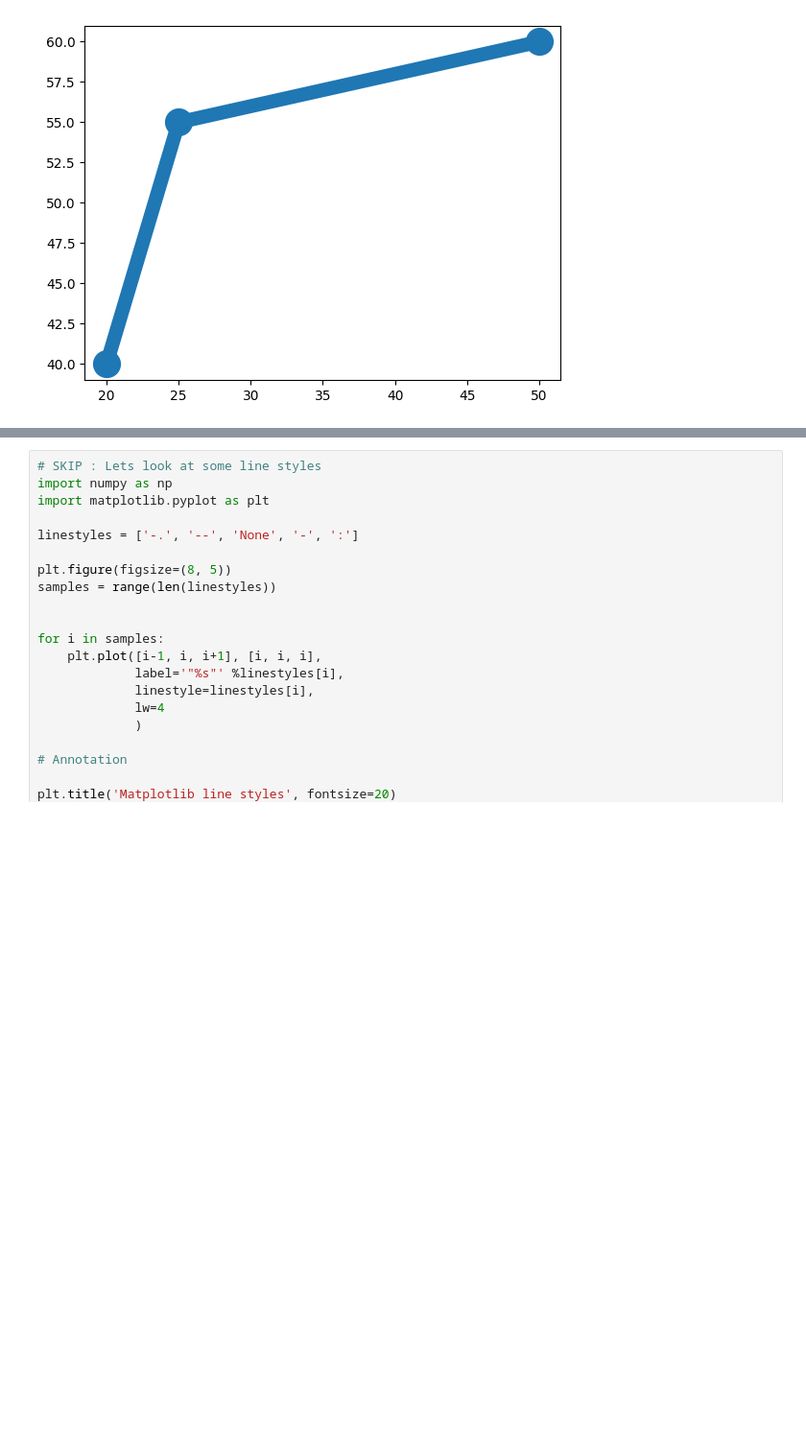
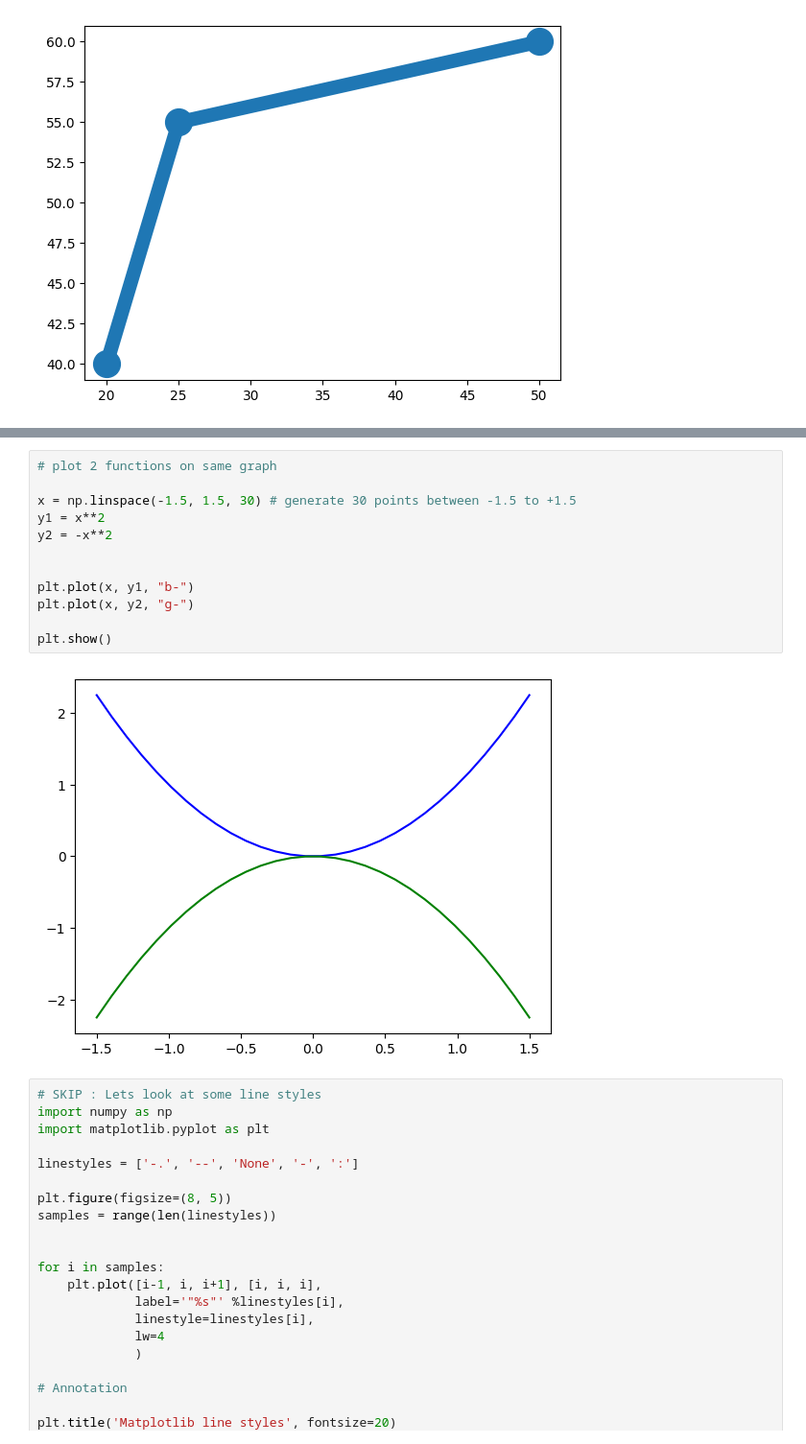
Before and after one commit to ash322ash422/tut_matplotlib, a Jupyter notebook: tut_mp1_scatter_line_marker_subplot_save_readCSV.ipynb, the cells around one changed output, grey strips where cells are left out. Shown at 96% size. Cells and saved outputs as stored; diff of their text form; blank space fills up the shorter version.

```diff
--- a/tut_mp1_scatter_line_marker_subplot_save_readCSV.ipynb
+++ b/tut_mp1_scatter_line_marker_subplot_save_readCSV.ipynb
@@ -250,6 +263,20 @@ plt.plot(x3, y3, linewidth='4')
 plt.show() # render
 # %% [output]
 [figure]
+# %%
+# plot 2 functions on same graph
+
+x = np.linspace(-1.5, 1.5, 30) # generate 30 points between -1.5 to +1.5
+y1 = x**2
+y2 = -x**2
+
+
+plt.plot(x, y1, "b-")
+plt.plot(x, y2, "g-")
+
+plt.show()
+# %% [output]
+[figure, added]
 # %%
 # SKIP : Lets look at some line styles
 import numpy as np
```
Also changed, not shown: parts of 11 cells of this notebook, 2 other files.
